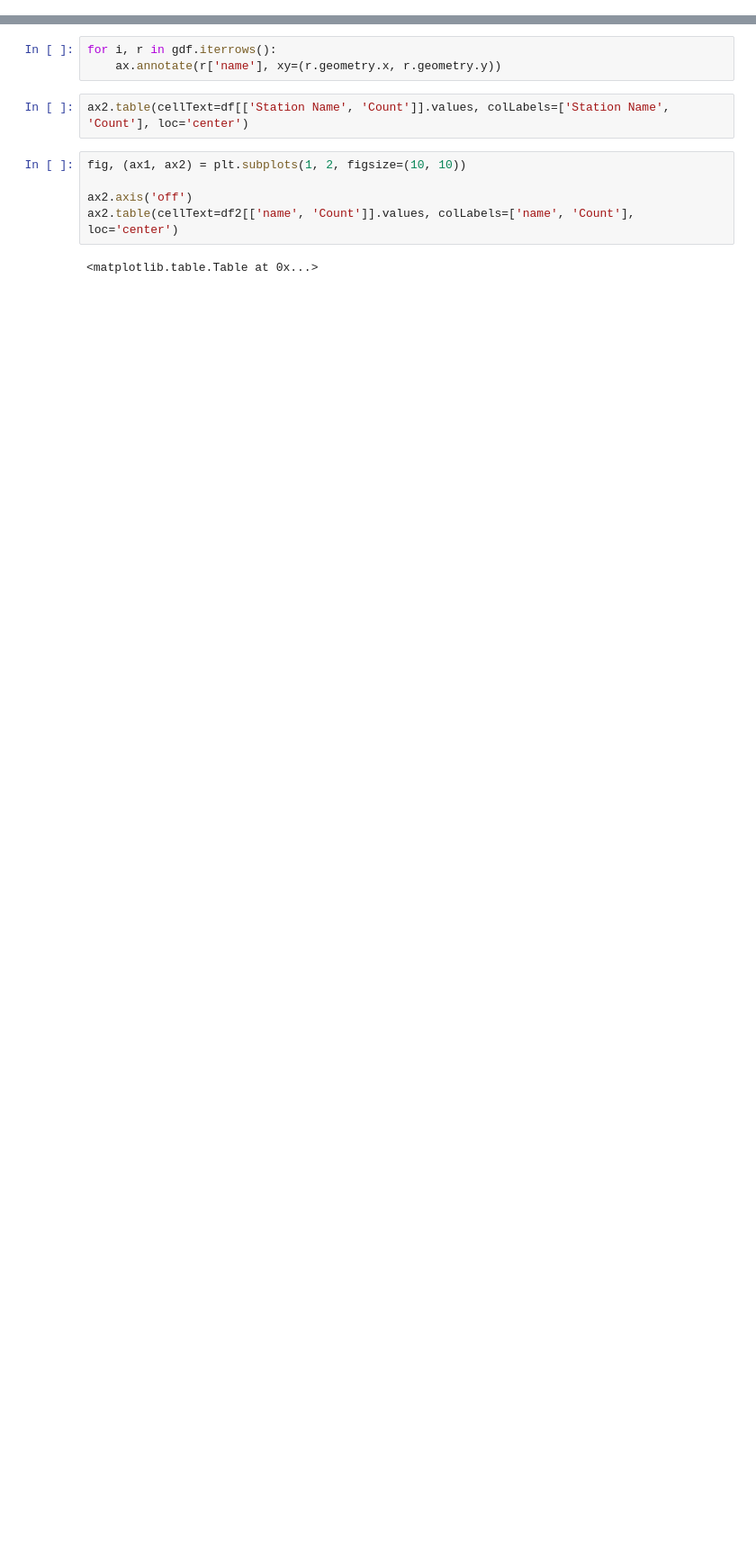
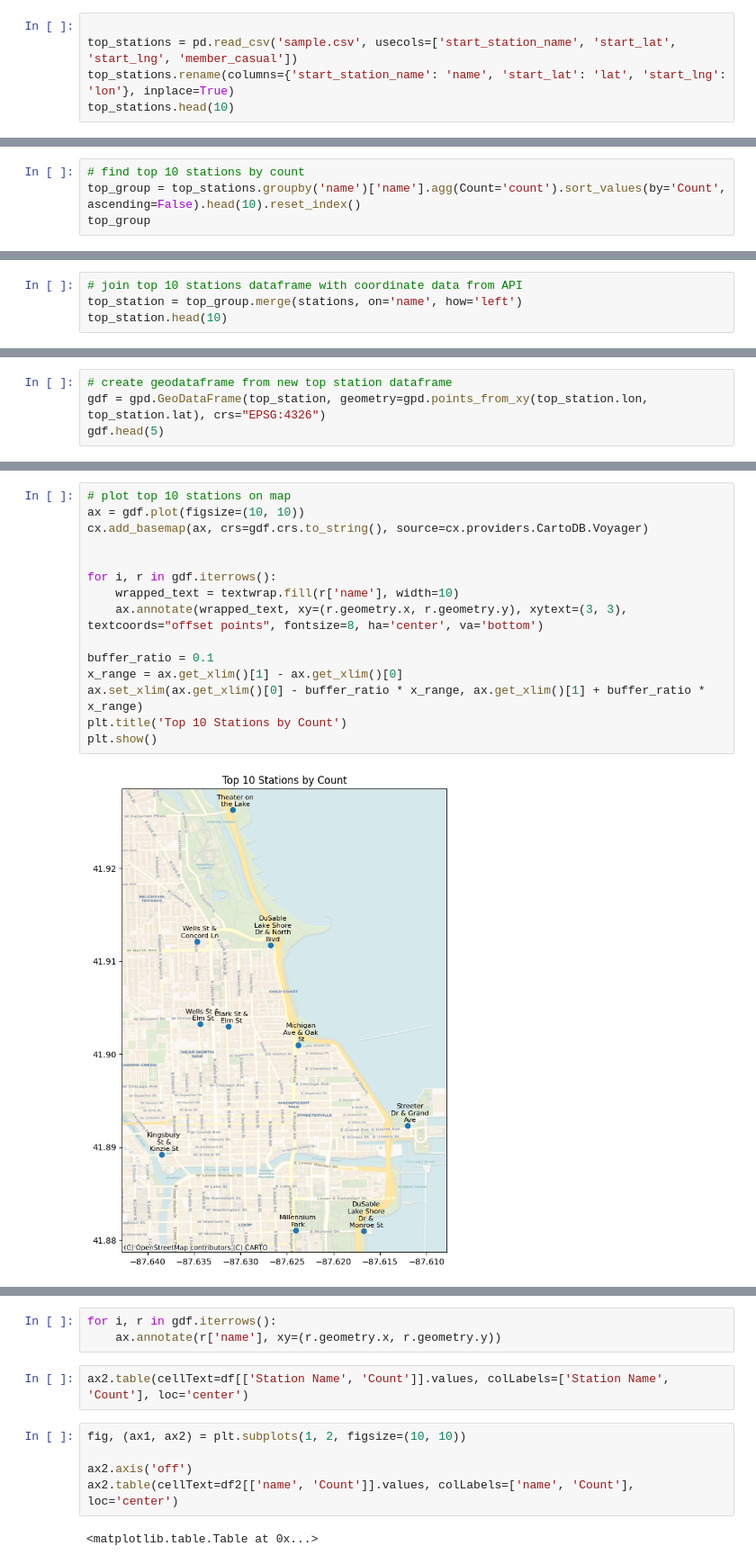
Before and after one commit to andyguo0228/bike_share_python, a Jupyter notebook: side_book copy.ipynb, the cells around one changed output, grey strips where cells are left out. Shown at 90% size. Drawn from its saved outputs; the diff is of its cells as text; blank space fills up the shorter version.

```diff
--- a/side_book copy.ipynb
+++ b/side_book copy.ipynb
@@ -283,0 +12,5 @@ gdf.head(5)
+# %%
+
+top_stations = pd.read_csv('sample.csv', usecols=['start_station_name', 'start_lat', 'start_lng', 'member_casual'])
+top_stations.rename(columns={'start_station_name': 'name', 'start_lat': 'lat', 'start_lng': 'lon'}, inplace=True)
+top_stations.head(10)
@@ -283,0 +60,4 @@ gdf.head(5)
+# %%
+# find top 10 stations by count
+top_group = top_stations.groupby('name')['name'].agg(Count='count').sort_values(by='Count', ascending=False).head(10).reset_index()
+top_group
@@ -283,0 +102,4 @@ gdf.head(5)
+# %%
+# join top 10 stations dataframe with coordinate data from API
+top_station = top_group.merge(stations, on='name', how='left')
+top_station.head(10)
@@ -283,0 +118,4 @@ gdf.head(5)
+# %%
+# create geodataframe from new top station dataframe
+gdf = gpd.GeoDataFrame(top_station, geometry=gpd.points_from_xy(top_station.lon, top_station.lat), crs="EPSG:4326")
+gdf.head(5)
@@ -283,0 +129,17 @@ gdf.head(5)
+# %%
+# plot top 10 stations on map
+ax = gdf.plot(figsize=(10, 10))
+cx.add_basemap(ax, crs=gdf.crs.to_string(), source=cx.providers.CartoDB.Voyager)
+
+
+for i, r in gdf.iterrows():
+    wrapped_text = textwrap.fill(r['name'], width=10)
+    ax.annotate(wrapped_text, xy=(r.geometry.x, r.geometry.y), xytext=(3, 3), textcoords="offset points", fontsize=8, ha='center', va='bottom')
+
+buffer_ratio = 0.1
+x_range = ax.get_xlim()[1] - ax.get_xlim()[0]
+ax.set_xlim(ax.get_xlim()[0] - buffer_ratio * x_range, ax.get_xlim()[1] + buffer_ratio * x_range)
+plt.title('Top 10 Stations by Count')
+plt.show()
+# %% [output]
+[figure, added]
```
Also changed, not shown: parts of 45 cells of this notebook.
